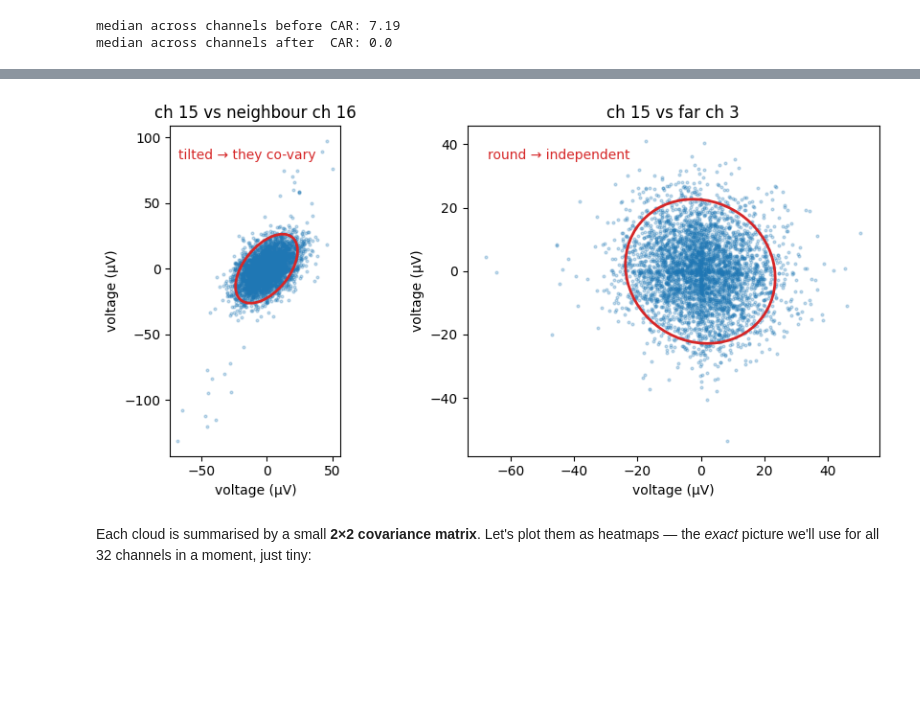
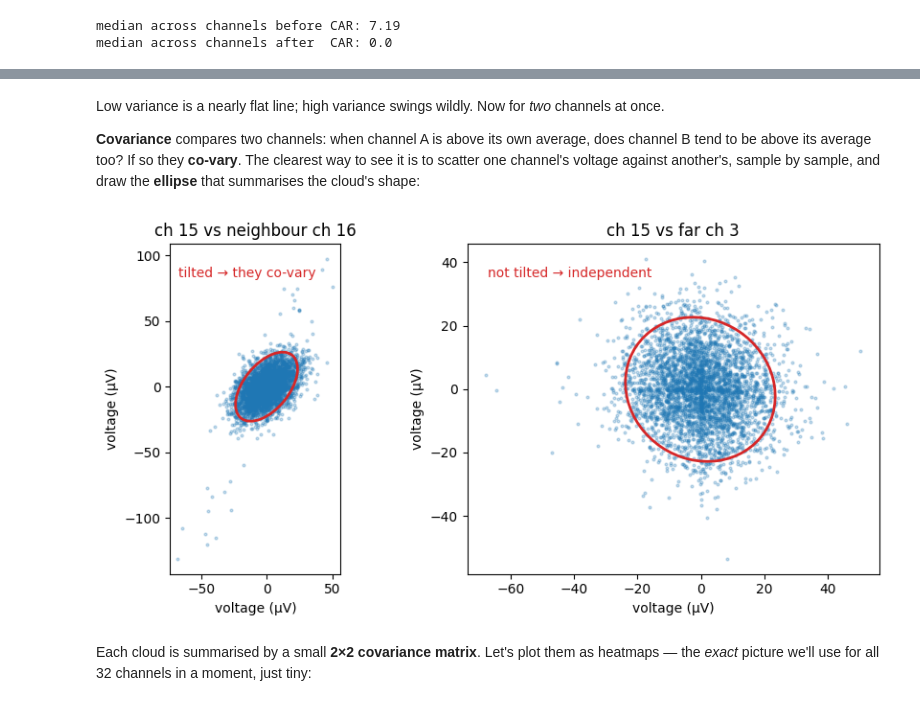
Before and after one commit to stootoon/swc-en-2026, a Jupyter notebook: ephys-pop/notebooks/02_preprocessing_solutions.ipynb, the cells around one changed output, grey strips where cells are left out. Drawn from its saved outputs; the diff is of its cells as text; code cells hidden in the pictures; blank space fills up the shorter version.

```diff
--- a/ephys-pop/notebooks/02_preprocessing_solutions.ipynb
+++ b/ephys-pop/notebooks/02_preprocessing_solutions.ipynb
@@ -408,0 +430,8 @@ draw the **ellipse** that summarises the cloud's shape:
+# %%
+rng = np.random.default_rng(0)
+fig, ax = plt.subplots(1, 3, figsize=(12, 2.6), sharey=True)
+for a, sd in zip(ax, [0.5, 2.0, 5.0]):
+    a.plot(rng.normal(0, sd, 500), lw=0.7, color="k")
+    a.set_title(f"variance = {sd**2:.2f}   (σ = {sd})"); a.set_xlabel("sample")
+ax[0].set_ylabel("value"); ax[0].set_ylim(-16, 16)
+plt.tight_layout(); plt.show()
@@ -409,31 +440,39 @@ draw the **ellipse** that summarises the cloud's shape:
+# %% [markdown]
+Low variance is a nearly flat line; high variance swings wildly. Now for *two* channels
+at once.
+
+**Covariance** compares two channels: when channel A is above its own average, does
+channel B tend to be above its average too? If so they **co-vary**. The clearest way
+to see it is to scatter one channel's voltage against another's, sample by sample, and
+draw the **ellipse** that summarises the cloud's shape:
 # %%
 from matplotlib.patches import Ellipse
 
 def draw_cov_ellipse(ax, xy, n_std=2.0, **kw):
     # draw the ellipse describing the covariance of the 2-column data `xy`
     C = np.cov(xy.T)
     vals, vecs = np.linalg.eigh(C)                  # axis lengths^2 and axis directions
     angle = np.degrees(np.arctan2(vecs[1, -1], vecs[0, -1]))
     width, height = 2 * n_std * np.sqrt(vals[::-1])
     ax.add_patch(Ellipse(xy.mean(0), width, height, angle=angle, fill=False, **kw))
 
 rng = np.random.default_rng(0)
 idx = rng.integers(0, len(filt), 4000)
 ch, neighbour, far = 15, 16, 3
 xy_near = np.column_stack([filt[idx, ch], filt[idx, neighbour]])
 xy_far  = np.column_stack([filt[idx, ch], filt[idx, far]])
 
 fig, ax = plt.subplots(1, 2, figsize=(9, 4.4))
 for a, xy, other, label in [(ax[0], xy_near, neighbour, "neighbour"), (ax[1], xy_far, far, "far")]:
     a.scatter(xy[:, 0], xy[:, 1], s=4, alpha=0.25)
     draw_cov_ellipse(a, xy, edgecolor="tab:red", lw=2)
     a.set_title(f"ch {ch} vs {label} ch {other}"); a.set_aspect("equal")
     a.set_xlabel("voltage (µV)"); a.set_ylabel("voltage (µV)")
 ax[0].text(0.05, 0.9, "tilted → they co-vary", transform=ax[0].transAxes, color="tab:red")
-ax[1].text(0.05, 0.9, "round → independent", transform=ax[1].transAxes, color="tab:red")
+ax[1].text(0.05, 0.9, "not tilted → independent", transform=ax[1].transAxes, color="tab:red")
 plt.tight_layout(); plt.show()
 # %% [output]
-[figure, old version]
+[figure, new version]
 # %% [markdown]
 Each cloud is summarised by a small **2×2 covariance matrix**. Let's plot them as
 heatmaps — the *exact* picture we'll use for all 32 channels in a moment, just tiny:
```
Also changed, not shown: parts of 9 cells of this notebook, 2 other files.
